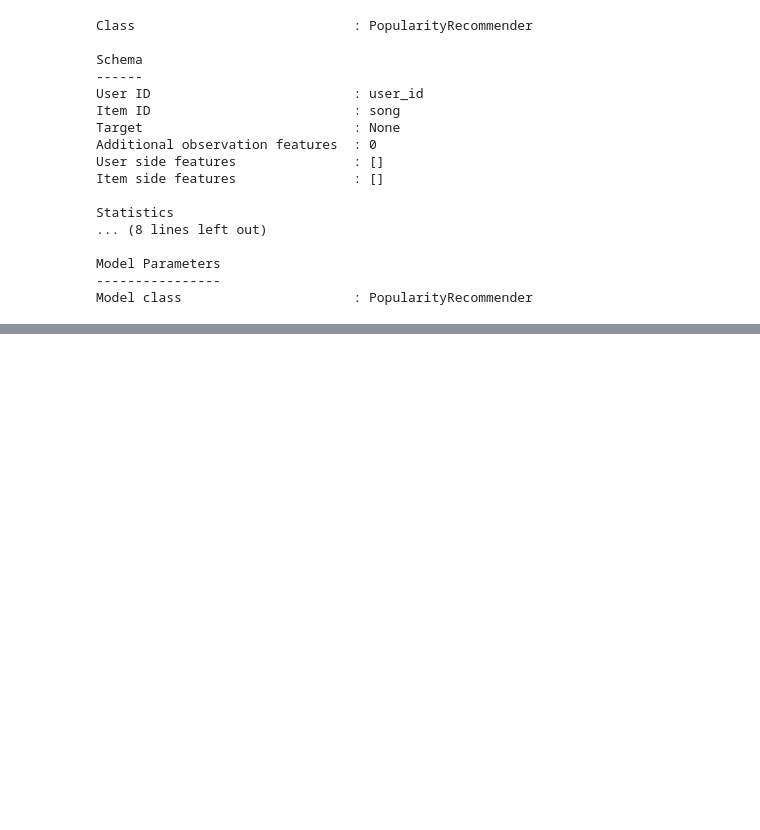
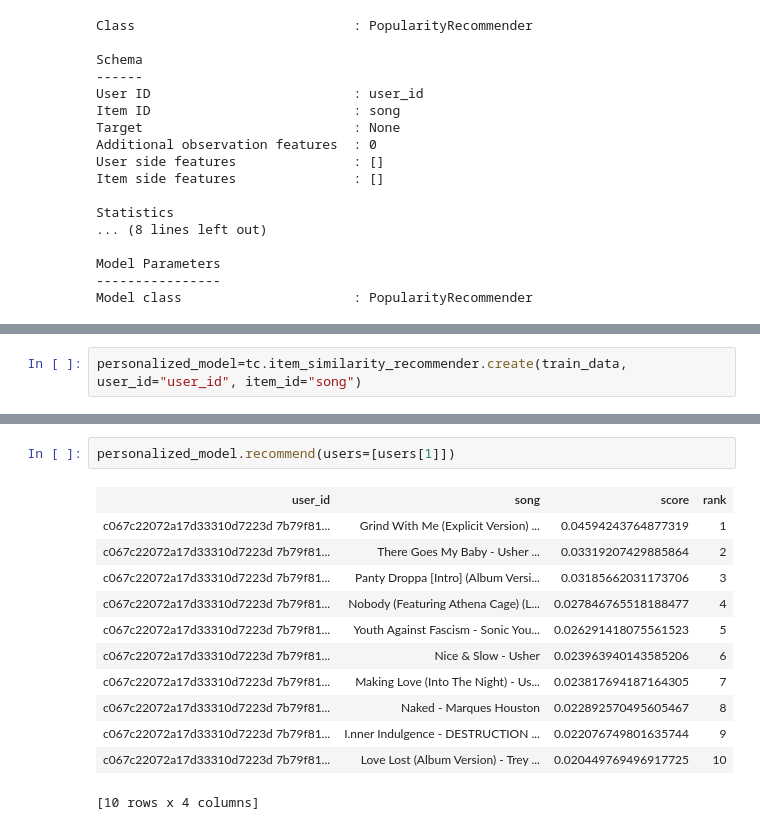
Before and after one commit to jawyoonis/ML_coursera, a Jupyter notebook: recomanded_systems/song Recomander.ipynb, the cells around one changed output, grey strips where cells are left out. Saved outputs shown, nothing was run; the diff lists cells and outputs as text; blank space fills up the shorter version.

```diff
--- a/recomanded_systems/song Recomander.ipynb
+++ b/recomanded_systems/song Recomander.ipynb
@@ -119,0 +122,2 @@ papularity_model.recommend(users=[users[0]])
+# %%
+personalized_model=tc.item_similarity_recommender.create(train_data, user_id="user_id", item_id="song")
@@ -119,0 +153,15 @@ papularity_model.recommend(users=[users[0]])
+# %%
+personalized_model.recommend(users=[users[1]])
+# %% [output]
+| user_id | song | score | rank |
+| c067c22072a17d33310d7223d 7b79f81... | Grind With Me (Explicit Version) ... | 0.04594243764877319 | 1 |
+| c067c22072a17d33310d7223d 7b79f81... | There Goes My Baby - Usher ... | 0.03319207429885864 | 2 |
+| c067c22072a17d33310d7223d 7b79f81... | Panty Droppa [Intro] (Album Versi... | 0.03185662031173706 | 3 |
+| c067c22072a17d33310d7223d 7b79f81... | Nobody (Featuring Athena Cage) (L... | 0.027846765518188477 | 4 |
+| c067c22072a17d33310d7223d 7b79f81... | Youth Against Fascism - Sonic You... | 0.026291418075561523 | 5 |
+| c067c22072a17d33310d7223d 7b79f81... | Nice & Slow - Usher | 0.023963940143585206 | 6 |
+| c067c22072a17d33310d7223d 7b79f81... | Making Love (Into The Night) - Us... | 0.023817694187164305 | 7 |
+| c067c22072a17d33310d7223d 7b79f81... | Naked - Marques Houston | 0.022892570495605467 | 8 |
+| c067c22072a17d33310d7223d 7b79f81... | I.nner Indulgence - DESTRUCTION ... | 0.022076749801635744 | 9 |
+| c067c22072a17d33310d7223d 7b79f81... | Love Lost (Album Version) - Trey ... | 0.020449769496917725 | 10 |
+[10 rows x 4 columns]
```
Also changed, not shown: parts of 23 cells of this notebook, 25 other files.
